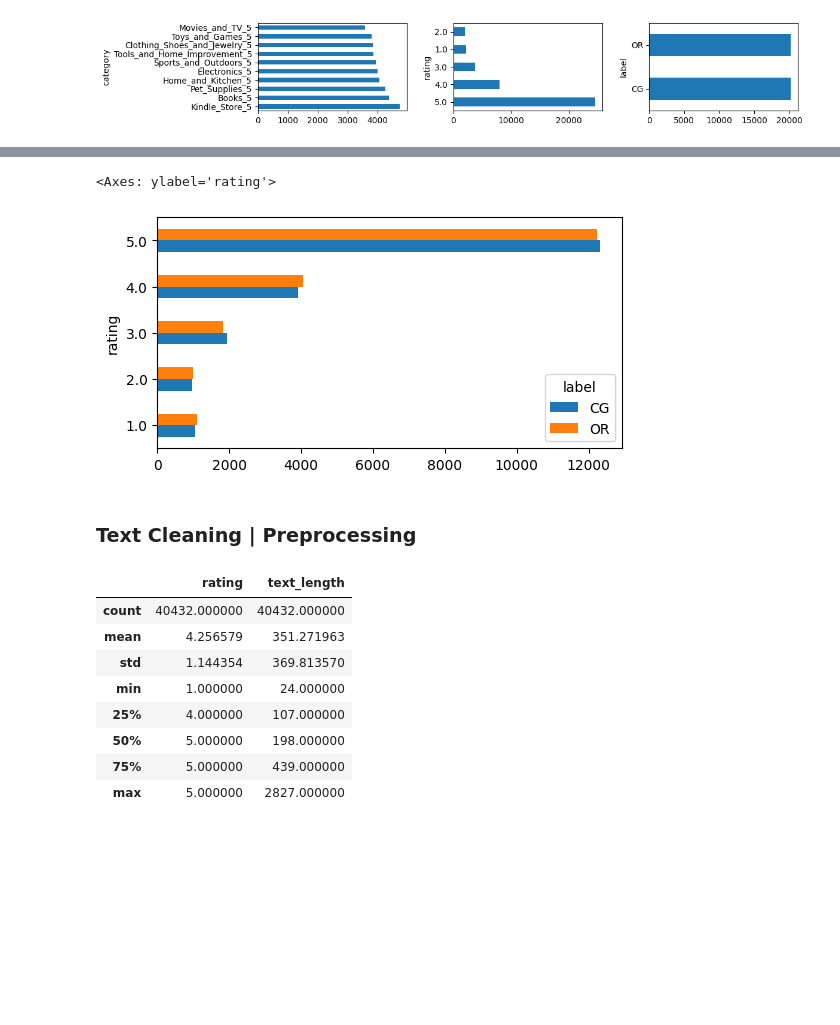
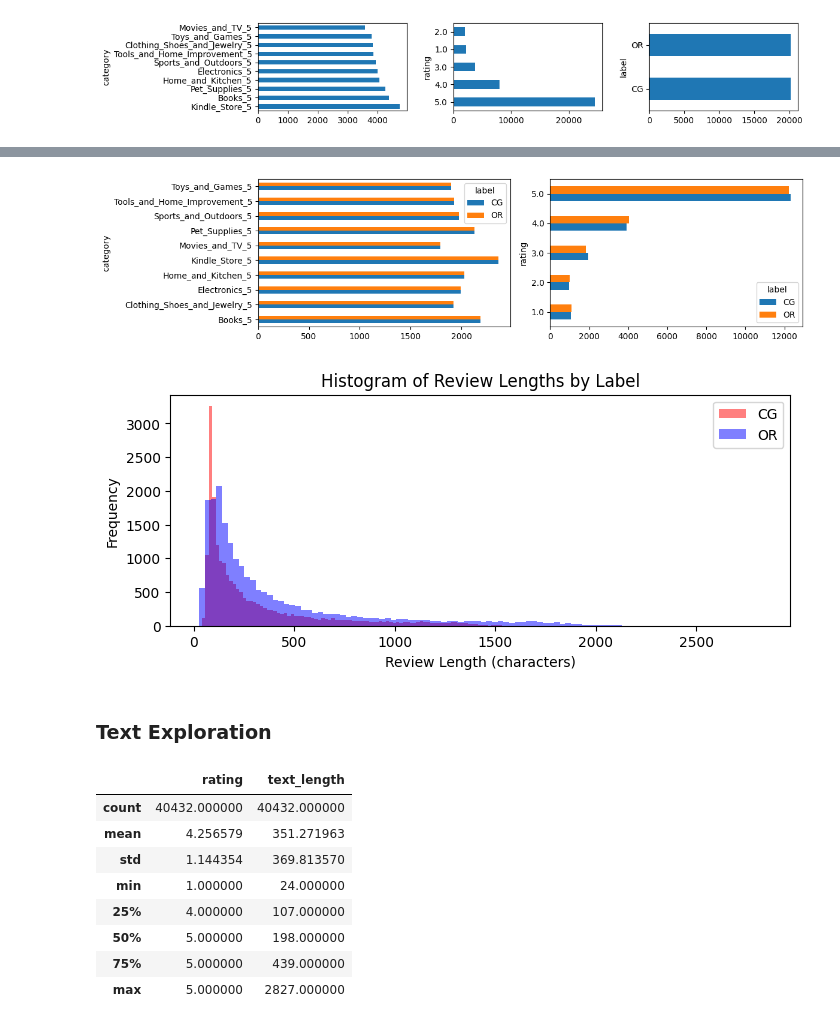
Before and after one commit to quickSilverShanks/ReviewSentinel, a Jupyter notebook: data_profiling.ipynb, the cells around one changed output, grey strips where cells are left out. Drawn from its saved outputs; the diff is of its cells as text; code cells hidden in the pictures; blank space fills up the shorter version.

```diff
--- a/data_profiling.ipynb
+++ b/data_profiling.ipynb
@@ -95,12 +101,42 @@ pivot_df.plot(kind='barh', stacked=False, figsize=(6,3))
-# %%
-val_counts = reviews_all[['label', 'rating']].value_counts().reset_index(name='count')
-pivot_df = val_counts.pivot(index='rating', columns='label', values='count')
-pivot_df.plot(kind='barh', stacked=False, figsize=(6,3))
-# %% [output]
-<Axes: ylabel='rating'>
-[figure, removed]
+# %%
+# distribution of CG labels in all categories
+
+fig, axes = plt.subplots(1, 2)
+fig.set_size_inches(12,3)
+
+val_counts = reviews_all[['label', 'category']].value_counts().reset_index(name='count')
+pivot_df = val_counts.pivot(index='category', columns='label', values='count')
+pivot_df.plot(kind='barh', stacked=False, ax=axes[0])
+
+val_counts = reviews_all[['label', 'rating']].value_counts().reset_index(name='count')
+pivot_df = val_counts.pivot(index='rating', columns='label', values='count')
+pivot_df.plot(kind='barh', stacked=False, ax=axes[1])
+
+plt.tight_layout()
+# %% [output]
+[figure, added]
+# %%
+label_CG = reviews_all[reviews_all['label'] == 'CG']['text_length']
+label_OR = reviews_all[reviews_all['label'] == 'OR']['text_length']
+
+plt.figure(figsize=(8, 3))
+
+# Plot histogram for label 'CG'
+plt.hist(label_CG, bins=100, alpha=0.5, label='CG', color='red')
+
+# Plot histogram for label 'OR'
+plt.hist(label_OR, bins=100, alpha=0.5, label='OR', color='blue')
+
+plt.xlabel("Review Length (characters)")
+plt.ylabel("Frequency")
+plt.title("Histogram of Review Lengths by Label")
+plt.legend()
+
+plt.show()
+# %% [output]
+[figure, added]
 # %% [markdown]
-### Text Cleaning | Preprocessing
+### Text Exploration
 # %%
 reviews_all.describe()
 # %% [output]
```
Also changed, not shown: parts of 33 cells of this notebook, 8 other files.
